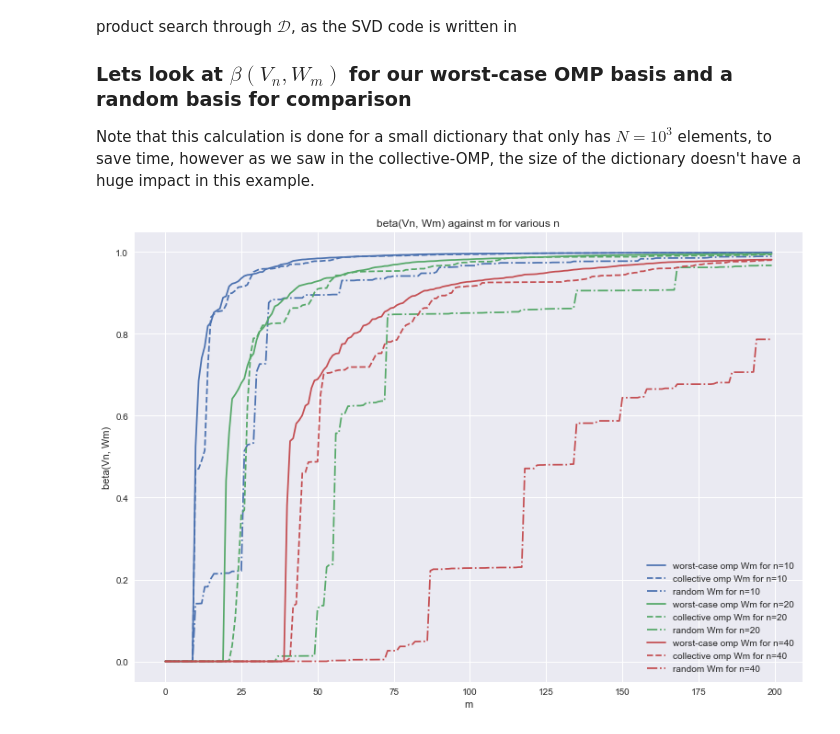
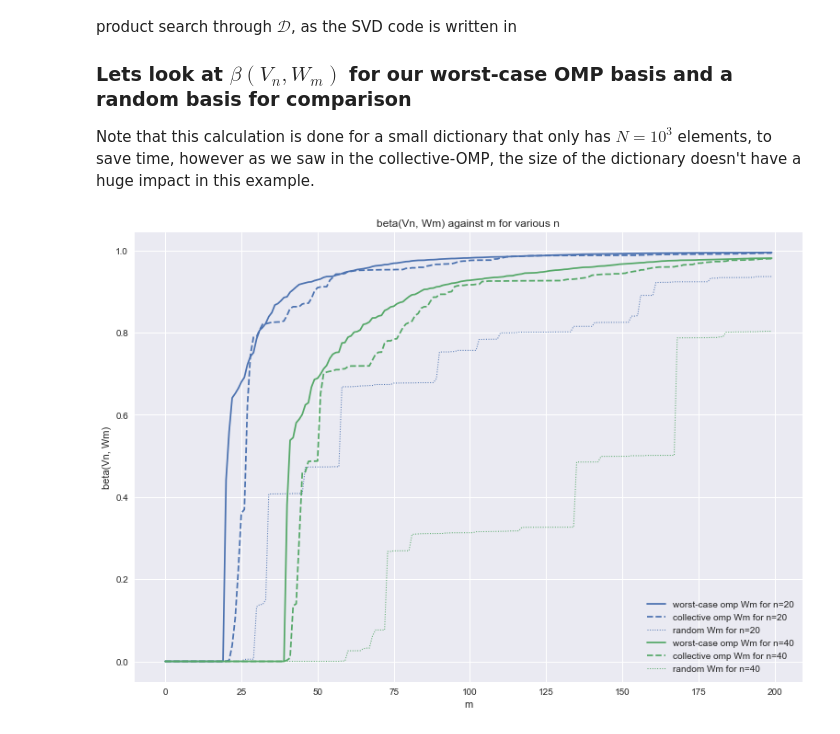
Before and after one commit to james-nichols/pyApproxTools, a Jupyter notebook: notebooks/omp/02_worst_case_omp.ipynb, the cells around one changed output. Saved outputs shown, nothing was run; the diff lists cells and outputs as text; code cells hidden in the pictures.

Commit message:
WC OMP and plots for FoCM poster

```diff
--- a/notebooks/omp/02_worst_case_omp.ipynb
+++ b/notebooks/omp/02_worst_case_omp.ipynb
@@ -45,7 +45,7 @@ Note that this calculation is done for a small dictionary that only has $N=10^3$
 N = 1e3
 dictionary = pat.make_unif_dictionary(N)
 
-ns = [10,20,40]
+ns = [20,40]
 np.random.seed(3)
 #n = 20
 m = 200
@@ -60,12 +60,12 @@ Wms_rand = []
 
 for j, n in enumerate(ns):
 
-    gbc = pat.CollectiveOMP(m, dictionary, Vn.subspace(slice(0,n)), verbose=False)
+    gbc = pat.CollectiveOMP(m, dictionary, Vn.subspace(slice(0,n)), verbose=True)
     Wm_comp = gbc.construct_basis()
     Wms_comp.append(Wm_comp)
     Wm_comp_o = Wm_comp.orthonormalise()
 
-    wcgbc = pat.WorstCaseOMP(m, dictionary, Vn.subspace(slice(0,n)), verbose=False)
+    wcgbc = pat.WorstCaseOMP(m, dictionary, Vn.subspace(slice(0,n)), verbose=True)
     Wm_wcomp = wcgbc.construct_basis()
     Wms_wcomp.append(Wm_wcomp)
     Wm_wcomp_o = Wm_wcomp.orthonormalise()
@@ -79,34 +79,31 @@ for j, n in enumerate(ns):
     BP_rand_l = pat.BasisPair(Wm_rand_o, Vn.subspace(slice(0,n)))
     for i in range(n, m):
         BP_comp = BP_comp_l.subspace(Wm_indices=slice(0,i))
-        FB_comp = BP_comp.make_favorable_basis()
-        bs_comp[j, i] = FB_comp.beta()
+        bs_comp[j, i] = BP_comp.beta()
 
         BP_wcomp =  BP_wcomp_l.subspace(Wm_indices=slice(0,i))
-        FB_wcomp = BP_wcomp.make_favorable_basis()
-        bs_wcomp[j, i] = FB_wcomp.beta()
+        bs_wcomp[j, i] = BP_wcomp.beta()
 
         BP_rand = BP_rand_l.subspace(Wm_indices=slice(0,i))
-        FB_rand = BP_rand.make_favorable_basis()
-        bs_rand[j, i] = FB_rand.beta()
+        bs_rand[j, i] = BP_rand.beta()
 # %%
 sns.set_palette("deep")
 cp = sns.color_palette()
 
 axs = []
 fig = plt.figure(figsize=(13, 9))
 ax = fig.add_subplot(1, 1, 1, title='beta(Vn, Wm) against m for various n')#, title=r'$\beta(V_n, W_m)$ against $m$ for various $n$')
 
 for i, n in enumerate(ns):
     plt.plot(range(m), bs_wcomp[i, :], label='worst-case omp Wm for n={0}'.format(n), color=cp[i])#r'OMP constructed $W_m$, $n={{{0}}}$'.format(n))
     plt.plot(range(m), bs_comp[i, :], '--', label='collective omp Wm for n={0}'.format(n), color=cp[i])#r'OMP constructed $W_m$, $n={{{0}}}$'.format(n))
-    plt.plot(range(m), bs_rand[i, :], '-.', label='random Wm for n={0}'.format(n), color=cp[i])#r'Random $W_m$, $n={{{0}}}$'.format(n))
+    plt.plot(range(m), bs_rand[i, :], ':', label='random Wm for n={0}'.format(n), color=cp[i], lw=1)#r'Random $W_m$, $n={{{0}}}$'.format(n))
 
 ax.set(xlabel='m', ylabel='beta(Vn, Wm)')#r'$m$', ylabel=r'$\beta(V_n, W_m)$')
 plt.legend(loc=4)
 plt.show()
 # %% [output]
-[figure, old version]
+[figure, new version]
 # %%
 bs_unif_int = np.zeros((len(ns), m))
 Vn = pat.make_sin_basis(ns[-1])
```
Also changed, not shown: parts of 4 cells of this notebook.
